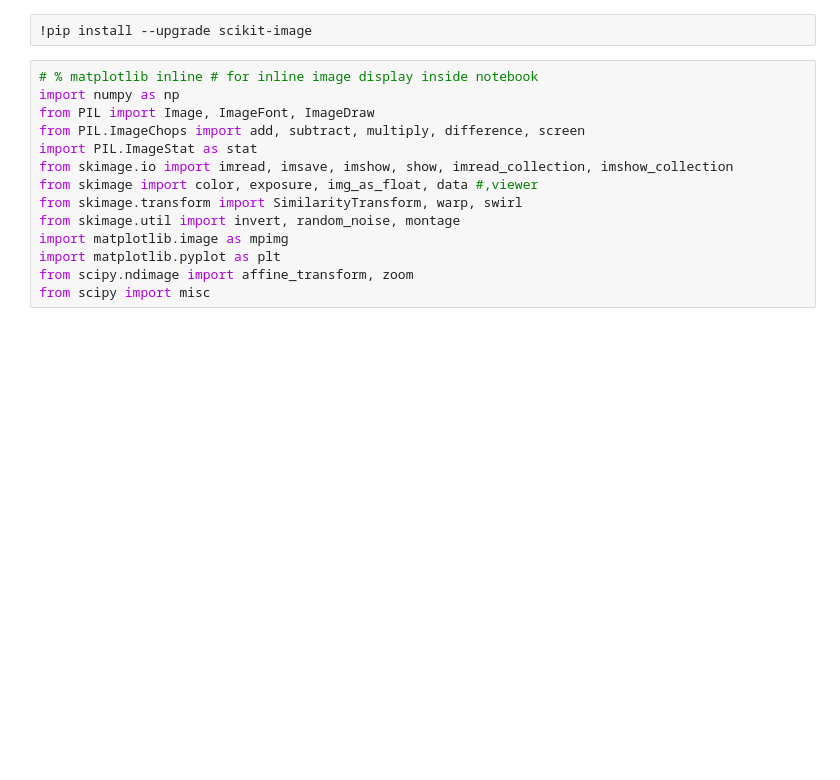
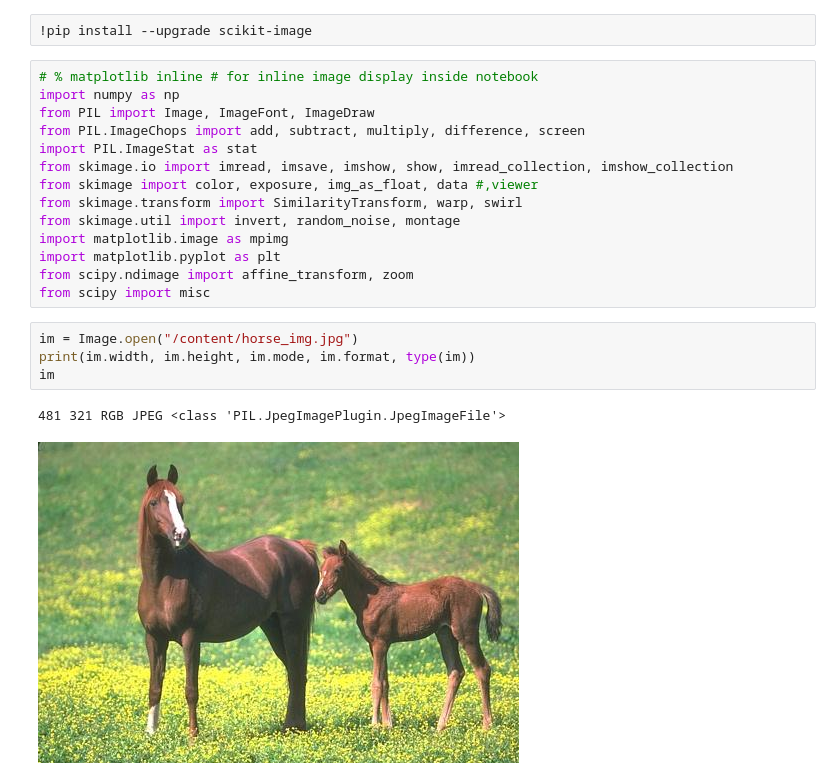
Before and after one commit to hrithik254/Image_Processing, a Jupyter notebook: Ch1.ipynb, the cells around one changed output. Cells and saved outputs as stored; diff of their text form; blank space fills up the shorter version.

```diff
--- a/Ch1.ipynb
+++ b/Ch1.ipynb
@@ -16,3 +16,10 @@ import matplotlib.image as mpimg
 import matplotlib.pyplot as plt
 from scipy.ndimage import affine_transform, zoom
 from scipy import misc
+# %%
+im = Image.open("/content/horse_img.jpg")
+print(im.width, im.height, im.mode, im.format, type(im))
+im
+# %% [output]
+481 321 RGB JPEG <class 'PIL.JpegImagePlugin.JpegImageFile'>
+[figure, added]
```
Also changed, not shown: parts of 6 cells of this notebook.
